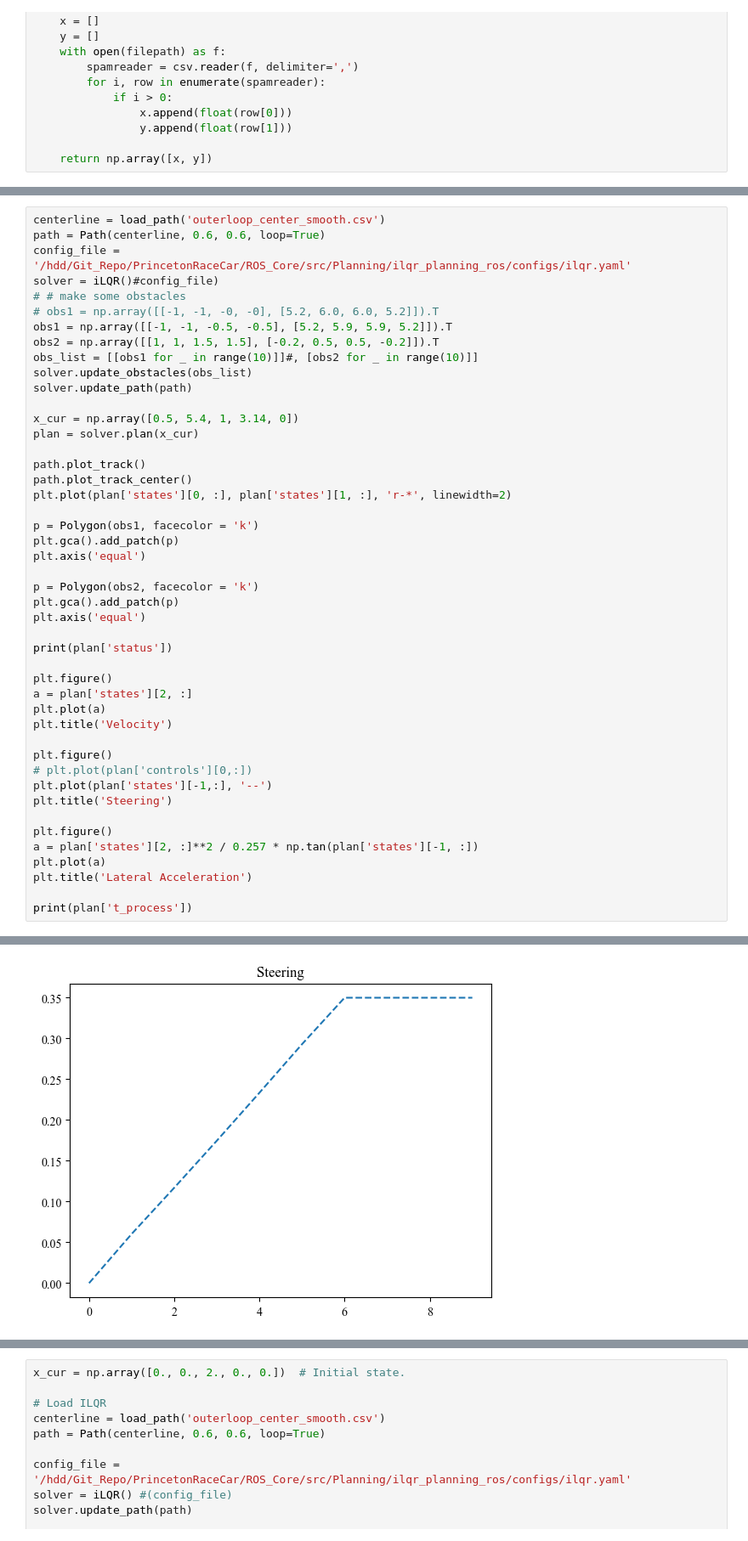
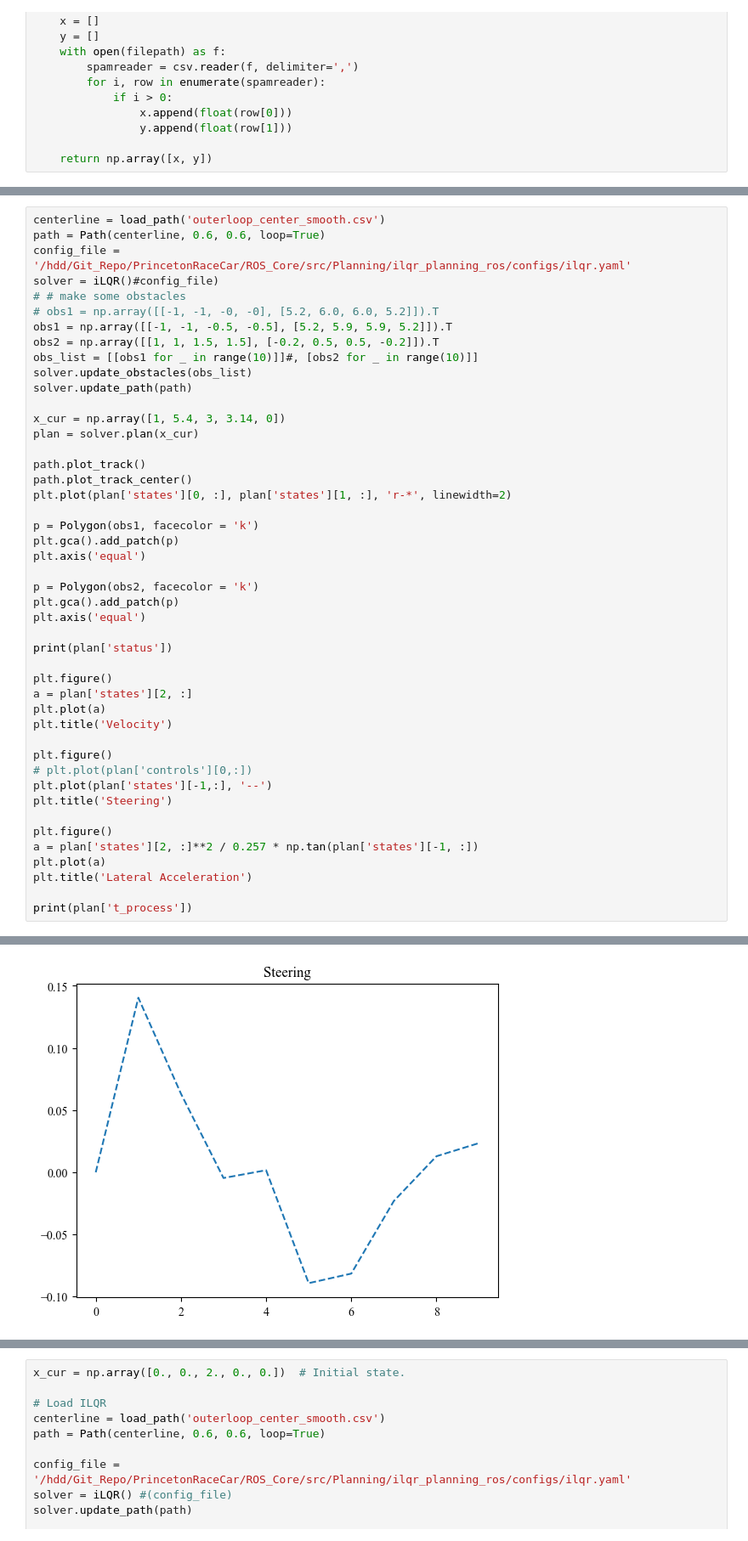
Before and after one commit to SafeRoboticsLab/PrincetonRaceCar_planning, a Jupyter notebook: ilqr_planning_ros/scripts/planner/test_ilqr.ipynb, the cells around one changed output, grey strips where cells are left out. Shown at 85% size. Saved outputs shown, nothing was run; the diff lists cells and outputs as text.

```diff
--- a/ilqr_planning_ros/scripts/planner/test_ilqr.ipynb
+++ b/ilqr_planning_ros/scripts/planner/test_ilqr.ipynb
@@ -59,7 +60,7 @@ obs_list = [[obs1 for _ in range(10)]]#, [obs2 for _ in range(10)]]
 solver.update_obstacles(obs_list)
 solver.update_path(path)
 
-x_cur = np.array([0.5, 5.4, 1, 3.14, 0])
+x_cur = np.array([1, 5.4, 3, 3.14, 0])
 plan = solver.plan(x_cur)
 
 path.plot_track()
@@ -113 +116 @@ Update from  106.32449  to  106.32033 reg:  0.48828125 alpha: 0.100 0.080
-[figure, old version]
+[figure, new version]
```
Also changed, not shown: parts of 3 cells of this notebook, 3 other files.
